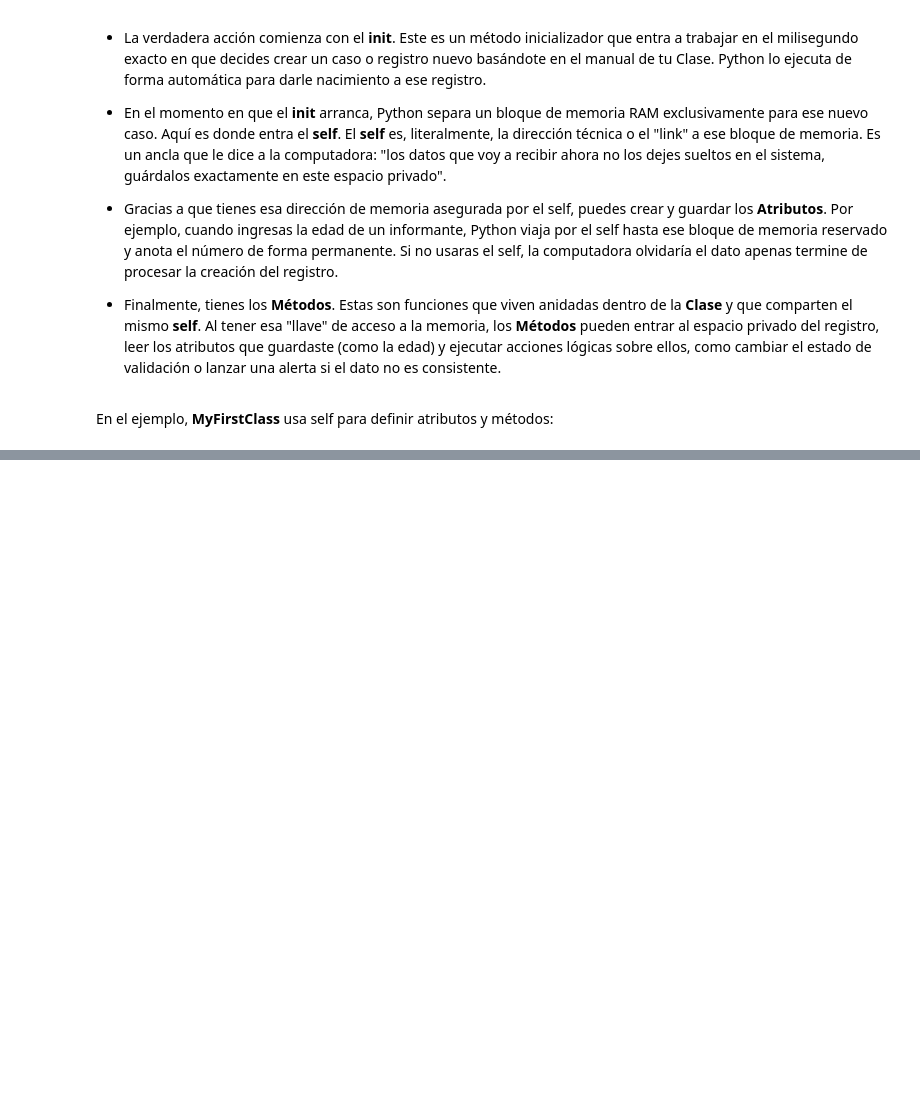
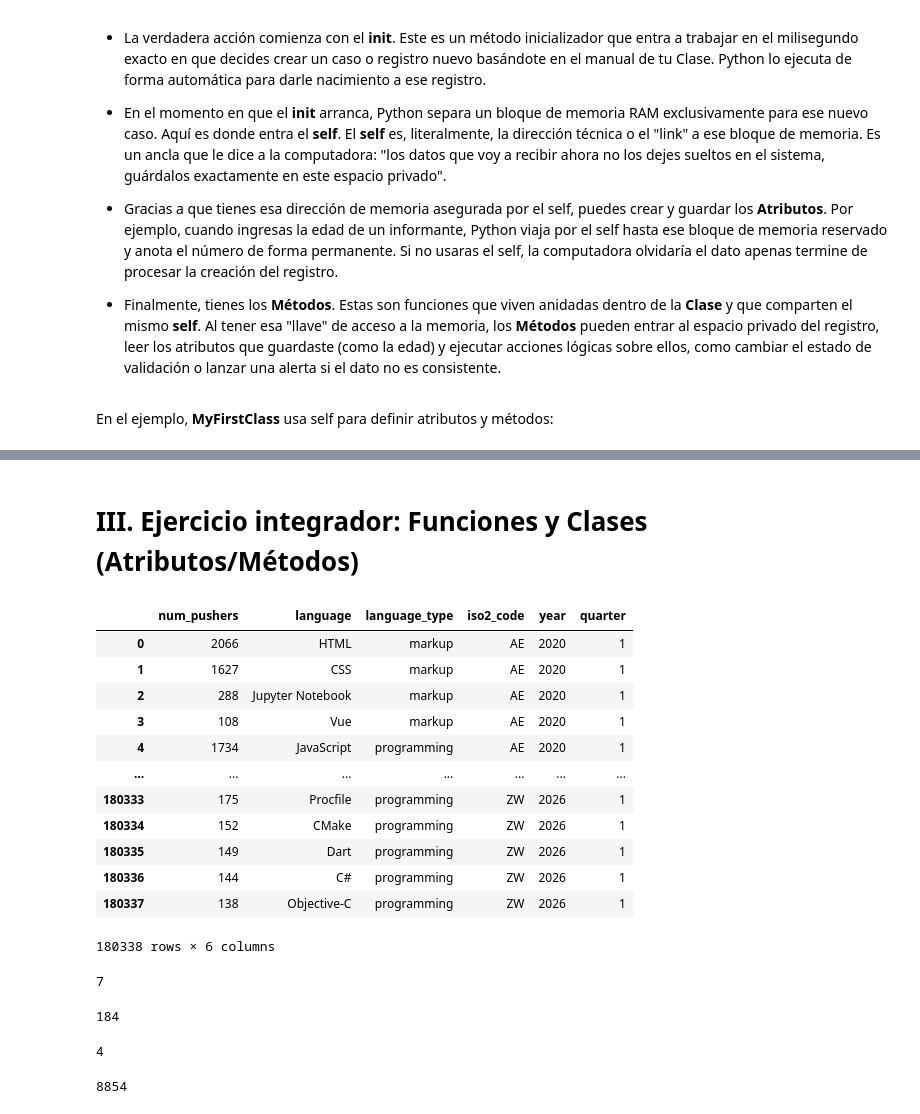
Before and after one commit to ulisesrodas/Python-for-DataScience, a Jupyter notebook: 4. Funciones y Clases.ipynb, the cells around one changed output, grey strips where cells are left out. Cells and saved outputs as stored; diff of their text form; code cells hidden in the pictures; blank space fills up the shorter version.

```diff
--- a/4. Funciones y Clases.ipynb
+++ b/4. Funciones y Clases.ipynb
@@ -1016,0 +481,73 @@ NameError: name 'name' is not defined
+# %% [markdown]
+# <a id='#3.'>III. Ejercicio integrador: Funciones y Clases (Atributos/Métodos)  </a>
+# %%
+# En caso no esté importado
+# import pandas as pd
+
+class LanguageData:
+
+    # Atributos:
+
+    def __init__(self, data_source):
+        if isinstance(data_source, str):
+            self.data = pd.read_csv(data_source)
+        else:
+            self.data = data_source
+
+        self.number_of_years = self.data['year'].nunique()
+        self.number_of_countries = self.data['iso2_code'].nunique()
+        self.number_of_unique_quarters = self.data['quarter'].nunique()
+
+    # Métodos:
+    def get_programmers(self, country_code, language, year, quarter):
+        """Get number of programmers for specific country, language, year, quarter"""
+        result = self.data[
+            (self.data['iso2_code'] == country_code) &
+            (self.data['language'] == language) &
+            (self.data['year'] == year) &
+            (self.data['quarter'] == quarter)
+        ]
+        return result['num_pushers'].iloc[0] if not result.empty else None
+# %%
+# Ejemplo
+url = "https://raw.githubusercontent.com/github/innovationgraph/refs/heads/main/data/languages.csv"
+analyzer = LanguageData(url)
+# %%
+# Atributo: Llamamos a los datos
+analyzer.data
+# %% [output]
+|  | num_pushers | language | language_type | iso2_code | year | quarter |
+| 0 | 2066 | HTML | markup | AE | 2020 | 1 |
+| 1 | 1627 | CSS | markup | AE | 2020 | 1 |
+| 2 | 288 | Jupyter Notebook | markup | AE | 2020 | 1 |
+| 3 | 108 | Vue | markup | AE | 2020 | 1 |
+| 4 | 1734 | JavaScript | programming | AE | 2020 | 1 |
+| ... | ... | ... | ... | ... | ... | ... |
+| 180333 | 175 | Procfile | programming | ZW | 2026 | 1 |
+| 180334 | 152 | CMake | programming | ZW | 2026 | 1 |
+| 180335 | 149 | Dart | programming | ZW | 2026 | 1 |
+| 180336 | 144 | C# | programming | ZW | 2026 | 1 |
+| 180337 | 138 | Objective-C | programming | ZW | 2026 | 1 |
+180338 rows × 6 columns
+# %%
+# Atributo
+analyzer.number_of_years
+# %% [output]
+7
+# %%
+# Atributo
+analyzer.number_of_countries
+# %% [output]
+184
+# %%
+# Atributo
+analyzer.number_of_unique_quarters
+# %% [output]
+4
+# %%
+# Método: Usamos paréntesis para invocarlo
+# Número de programadores en HTML en Perú durante el 2020, quarter 3
+analyzer.get_programmers("PE", "HTML", 2020, 3)
+# Salida: 8854
+# %% [output]
+8854
```
Also changed, not shown: parts of 109 cells of this notebook.
